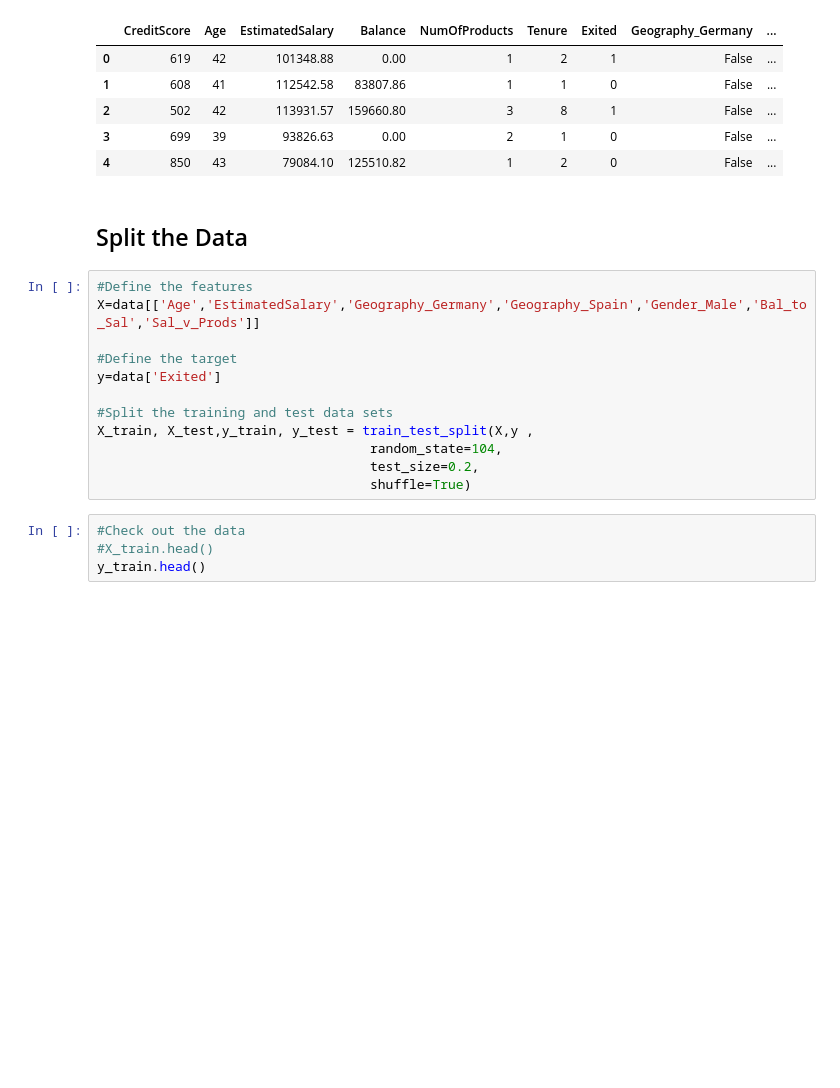
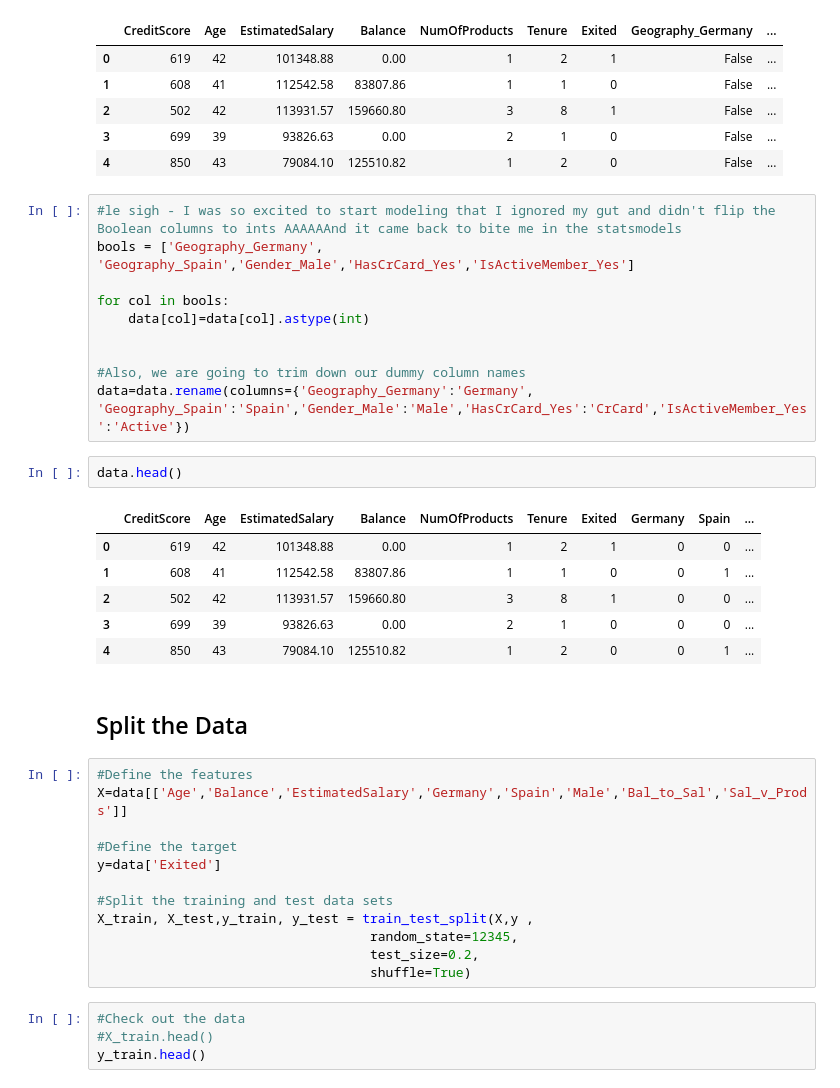
Before and after one commit to kolibriBlitz/Bank-Customer-Churn-Analysis, a Jupyter notebook: Code/Model-Project.ipynb, the cells around one changed output. Cells and saved outputs as stored; diff of their text form; blank space fills up the shorter version.

```diff
--- a/Code/Model-Project.ipynb
+++ b/Code/Model-Project.ipynb
@@ -63,18 +42,37 @@ data.head()
 | 2 | 502 | 42 | 113931.57 | 159660.80 | 3 | 8 | 1 | False | ... |
 | 3 | 699 | 39 | 93826.63 | 0.00 | 2 | 1 | 0 | False | ... |
 | 4 | 850 | 43 | 79084.10 | 125510.82 | 1 | 2 | 0 | False | ... |
+# %%
+#le sigh - I was so excited to start modeling that I ignored my gut and didn't flip the Boolean columns to ints AAAAAAnd it came back to bite me in the statsmodels
+bools = ['Geography_Germany', 'Geography_Spain','Gender_Male','HasCrCard_Yes','IsActiveMember_Yes']
+
+for col in bools:
+    data[col]=data[col].astype(int)
+
+
+#Also, we are going to trim down our dummy column names
+data=data.rename(columns={'Geography_Germany':'Germany', 'Geography_Spain':'Spain','Gender_Male':'Male','HasCrCard_Yes':'CrCard','IsActiveMember_Yes':'Active'})
+# %%
+data.head()
+# %% [output]
+|  | CreditScore | Age | EstimatedSalary | Balance | NumOfProducts | Tenure | Exited | Germany | Spain | ... |
+| 0 | 619 | 42 | 101348.88 | 0.00 | 1 | 2 | 1 | 0 | 0 | ... |
+| 1 | 608 | 41 | 112542.58 | 83807.86 | 1 | 1 | 0 | 0 | 1 | ... |
+| 2 | 502 | 42 | 113931.57 | 159660.80 | 3 | 8 | 1 | 0 | 0 | ... |
+| 3 | 699 | 39 | 93826.63 | 0.00 | 2 | 1 | 0 | 0 | 0 | ... |
+| 4 | 850 | 43 | 79084.10 | 125510.82 | 1 | 2 | 0 | 0 | 1 | ... |
 # %% [markdown]
 ## Split the Data
 # %%
 #Define the features
-X=data[['Age','EstimatedSalary','Geography_Germany','Geography_Spain','Gender_Male','Bal_to_Sal','Sal_v_Prods']]
+X=data[['Age','Balance','EstimatedSalary','Germany','Spain','Male','Bal_to_Sal','Sal_v_Prods']]
 
 #Define the target
 y=data['Exited']
 
 #Split the training and test data sets
 X_train, X_test,y_train, y_test = train_test_split(X,y ,
-                                   random_state=104,
+                                   random_state=12345,
                                    test_size=0.2,
                                    shuffle=True)
 # %%
```
Also changed, not shown: parts of 23 cells of this notebook.
